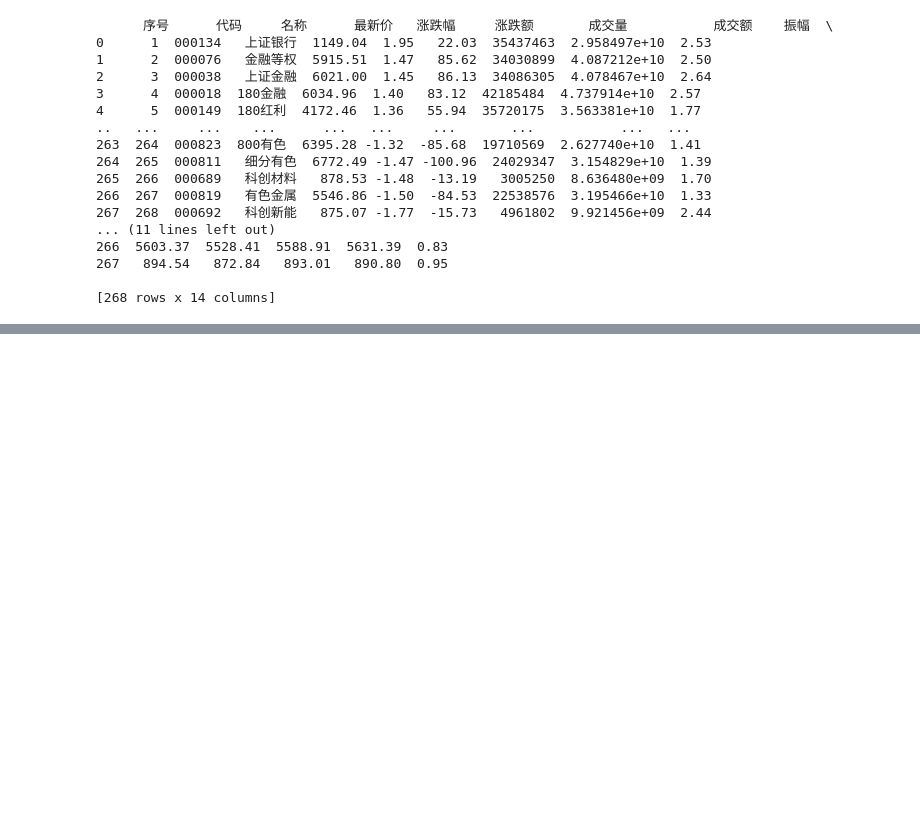
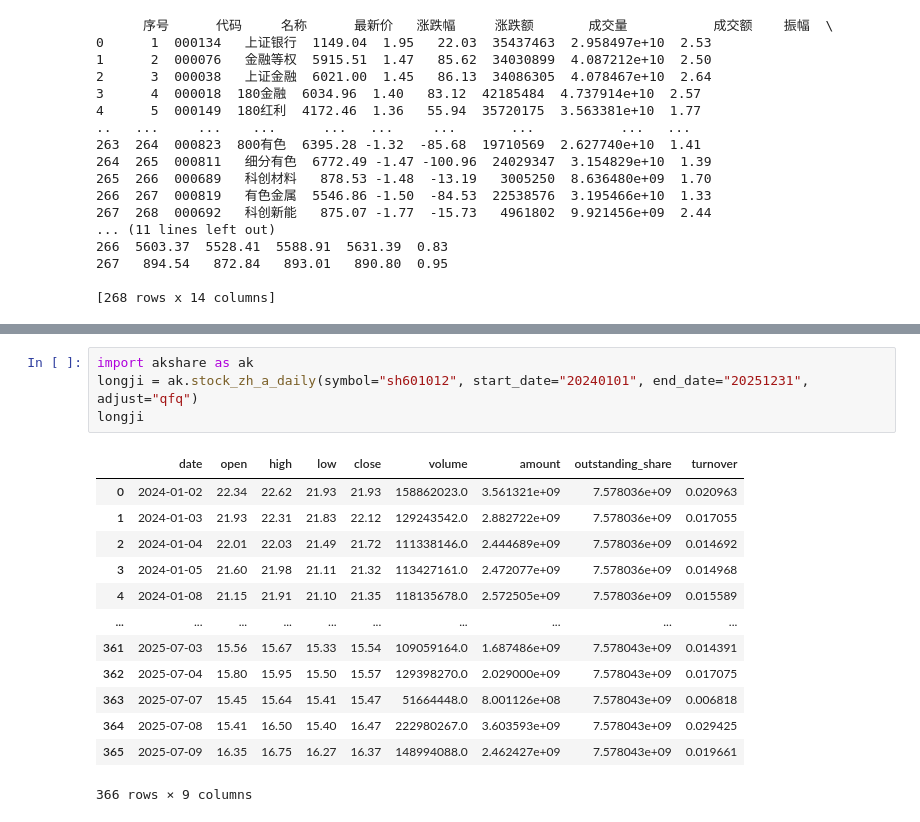
Before and after one commit to xietiany/quant, a Jupyter notebook: EngineDemo.ipynb, the cells around one changed output, grey strips where cells are left out. Cells and saved outputs as stored; diff of their text form; blank space fills up the shorter version.

```diff
--- a/EngineDemo.ipynb
+++ b/EngineDemo.ipynb
@@ -299,0 +403,18 @@ print(stock_zh_index_spot_em_df)
+# %%
+import akshare as ak
+longji = ak.stock_zh_a_daily(symbol="sh601012", start_date="20240101", end_date="20251231", adjust="qfq")
+longji
+# %% [output]
+|  | date | open | high | low | close | volume | amount | outstanding_share | turnover |
+| 0 | 2024-01-02 | 22.34 | 22.62 | 21.93 | 21.93 | 158862023.0 | 3.561321e+09 | 7.578036e+09 | 0.020963 |
+| 1 | 2024-01-03 | 21.93 | 22.31 | 21.83 | 22.12 | 129243542.0 | 2.882722e+09 | 7.578036e+09 | 0.017055 |
+| 2 | 2024-01-04 | 22.01 | 22.03 | 21.49 | 21.72 | 111338146.0 | 2.444689e+09 | 7.578036e+09 | 0.014692 |
+| 3 | 2024-01-05 | 21.60 | 21.98 | 21.11 | 21.32 | 113427161.0 | 2.472077e+09 | 7.578036e+09 | 0.014968 |
+| 4 | 2024-01-08 | 21.15 | 21.91 | 21.10 | 21.35 | 118135678.0 | 2.572505e+09 | 7.578036e+09 | 0.015589 |
+| ... | ... | ... | ... | ... | ... | ... | ... | ... | ... |
+| 361 | 2025-07-03 | 15.56 | 15.67 | 15.33 | 15.54 | 109059164.0 | 1.687486e+09 | 7.578043e+09 | 0.014391 |
+| 362 | 2025-07-04 | 15.80 | 15.95 | 15.50 | 15.57 | 129398270.0 | 2.029000e+09 | 7.578043e+09 | 0.017075 |
+| 363 | 2025-07-07 | 15.45 | 15.64 | 15.41 | 15.47 | 51664448.0 | 8.001126e+08 | 7.578043e+09 | 0.006818 |
+| 364 | 2025-07-08 | 15.41 | 16.50 | 15.40 | 16.47 | 222980267.0 | 3.603593e+09 | 7.578043e+09 | 0.029425 |
+| 365 | 2025-07-09 | 16.35 | 16.75 | 16.27 | 16.37 | 148994088.0 | 2.462427e+09 | 7.578043e+09 | 0.019661 |
+366 rows × 9 columns
```
Also changed, not shown: parts of 21 cells of this notebook, 10 other files.
